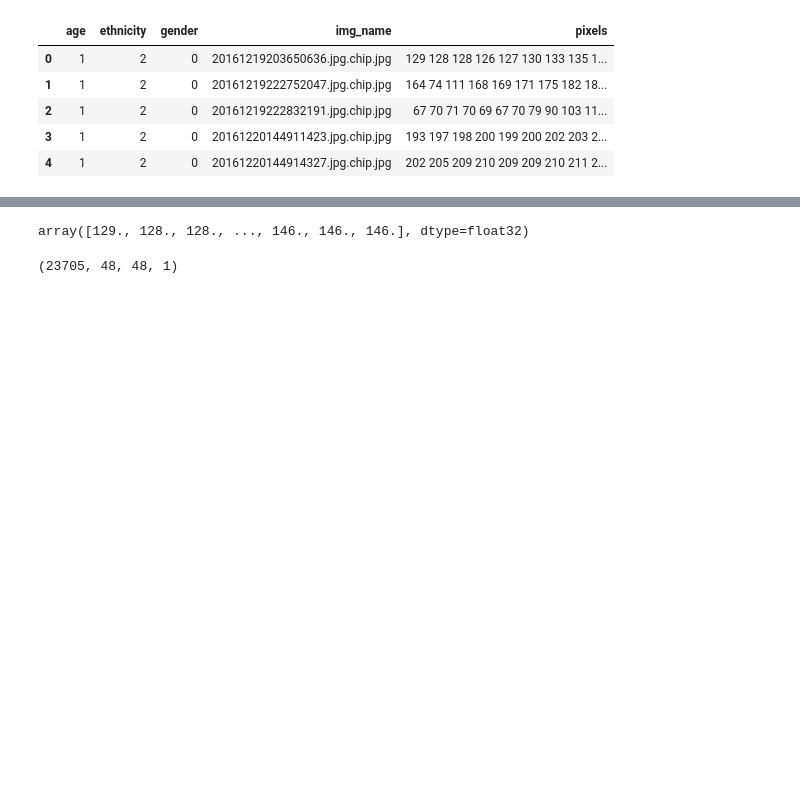
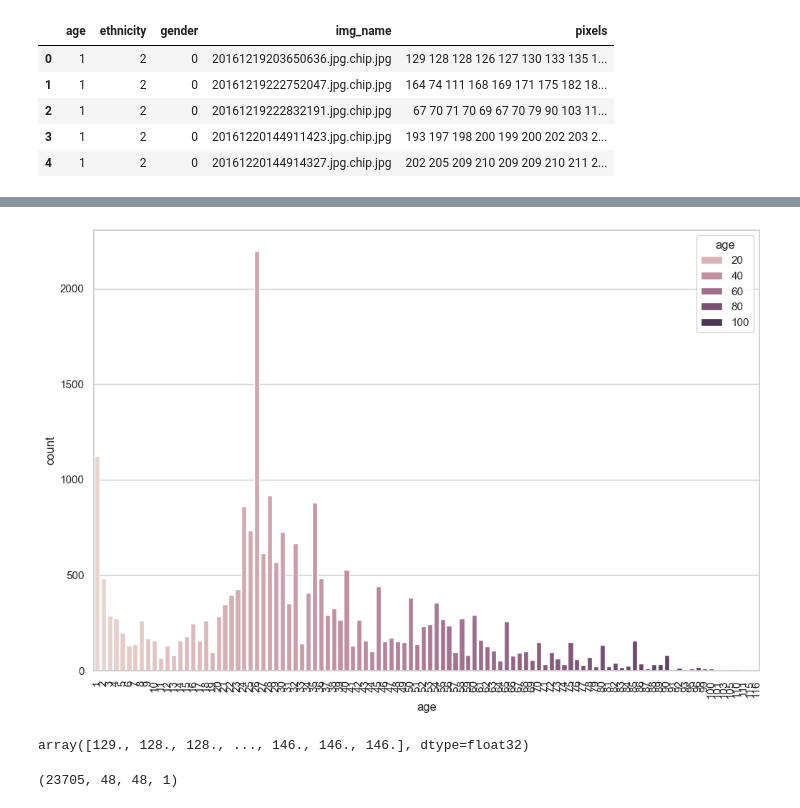
Before and after one commit to Deadman003/AgeGenderDetector, a Jupyter notebook: Detector.ipynb, the cells around one changed output, grey strips where cells are left out. Cells and saved outputs as stored; diff of their text form; code cells hidden in the pictures; blank space fills up the shorter version.

```diff
--- a/Detector.ipynb
+++ b/Detector.ipynb
@@ -15,3 +25,9 @@ data.head()
+# %%
+plt.figure(figsize=(12,8))
+sns.countplot(data=data, x='age', hue='age')
+plt.xticks(rotation=90);
+# %% [output]
+[figure, added]
 # %%
 data['pixels'] = data['pixels'].apply(lambda x:  np.array(x.split(), dtype="float32"))
 data['pixels'][0]
```
Also changed, not shown: parts of 5 cells of this notebook.
